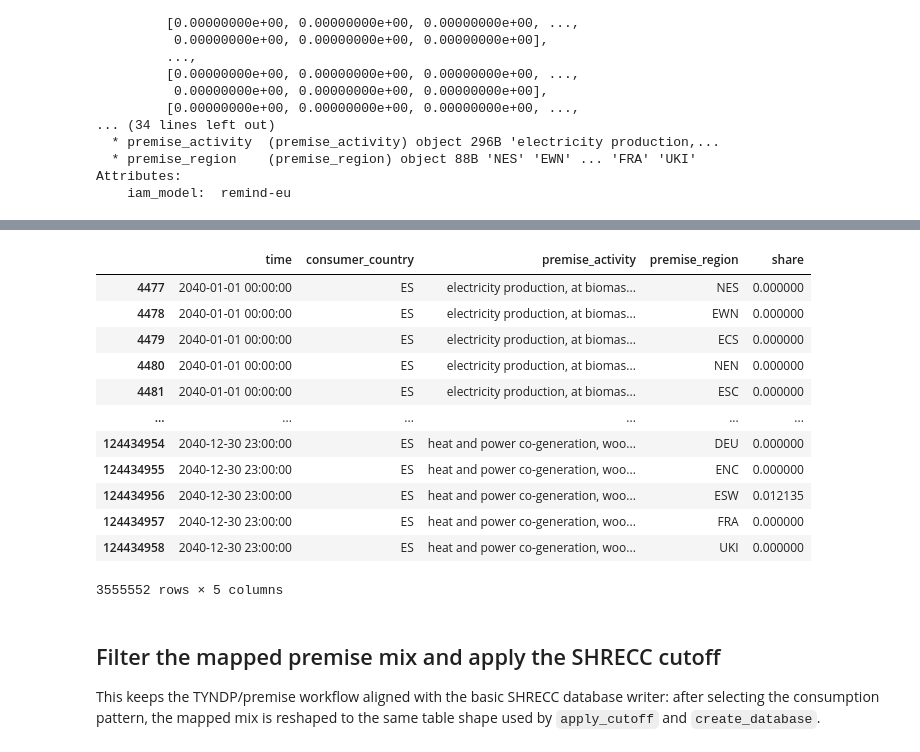
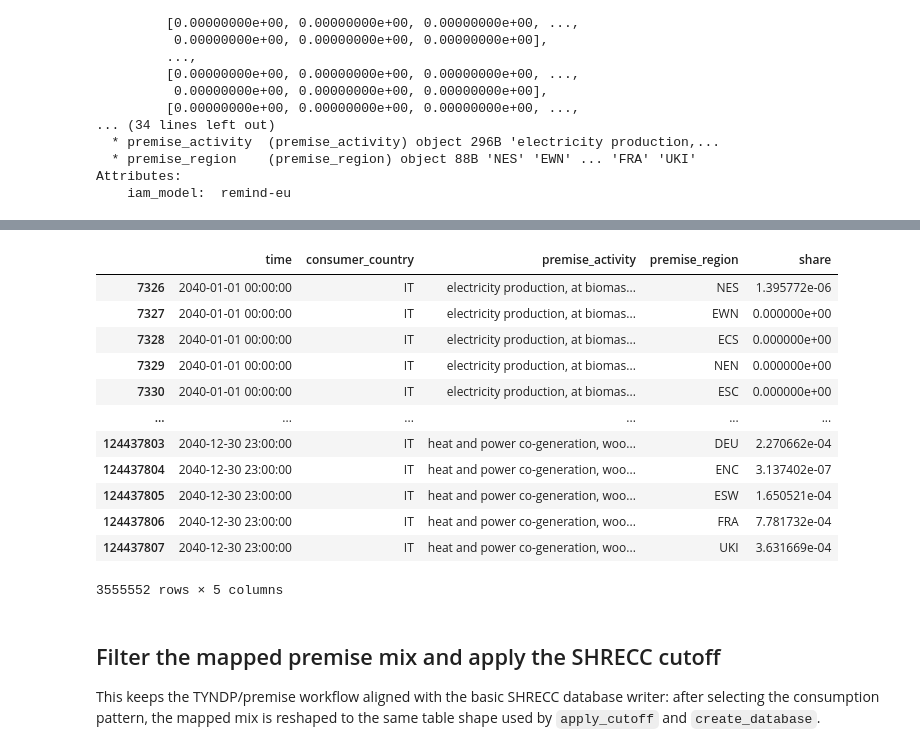
Before and after one commit to LIST-LUXEMBOURG/shrecc, a Jupyter notebook: notebooks/fiona_example.ipynb, the cells around one changed output, grey strips where cells are left out. Cells and saved outputs as stored; diff of their text form; code cells hidden in the pictures.

```diff
--- a/notebooks/fiona_example.ipynb
+++ b/notebooks/fiona_example.ipynb
@@ -426,19 +426,19 @@ EWN             electricity production, wind, 1-3MW turbine, offshore
 Name: share, dtype: float64
 # %%
-premise_region_mix.loc[premise_region_mix["consumer_country"].eq("ES")]
+premise_region_mix.loc[premise_region_mix["consumer_country"].eq("IT")]
 # %% [output]
 |  | time | consumer_country | premise_activity | premise_region | share |
-| 4477 | 2040-01-01 00:00:00 | ES | electricity production, at biomas... | NES | 0.000000 |
-| 4478 | 2040-01-01 00:00:00 | ES | electricity production, at biomas... | EWN | 0.000000 |
-| 4479 | 2040-01-01 00:00:00 | ES | electricity production, at biomas... | ECS | 0.000000 |
-| 4480 | 2040-01-01 00:00:00 | ES | electricity production, at biomas... | NEN | 0.000000 |
-| 4481 | 2040-01-01 00:00:00 | ES | electricity production, at biomas... | ESC | 0.000000 |
+| 7326 | 2040-01-01 00:00:00 | IT | electricity production, at biomas... | NES | 1.395772e-06 |
+| 7327 | 2040-01-01 00:00:00 | IT | electricity production, at biomas... | EWN | 0.000000e+00 |
+| 7328 | 2040-01-01 00:00:00 | IT | electricity production, at biomas... | ECS | 0.000000e+00 |
+| 7329 | 2040-01-01 00:00:00 | IT | electricity production, at biomas... | NEN | 0.000000e+00 |
+| 7330 | 2040-01-01 00:00:00 | IT | electricity production, at biomas... | ESC | 0.000000e+00 |
 | ... | ... | ... | ... | ... | ... |
-| 124434954 | 2040-12-30 23:00:00 | ES | heat and power co-generation, woo... | DEU | 0.000000 |
-| 124434955 | 2040-12-30 23:00:00 | ES | heat and power co-generation, woo... | ENC | 0.000000 |
-| 124434956 | 2040-12-30 23:00:00 | ES | heat and power co-generation, woo... | ESW | 0.012135 |
-| 124434957 | 2040-12-30 23:00:00 | ES | heat and power co-generation, woo... | FRA | 0.000000 |
-| 124434958 | 2040-12-30 23:00:00 | ES | heat and power co-generation, woo... | UKI | 0.000000 |
+| 124437803 | 2040-12-30 23:00:00 | IT | heat and power co-generation, woo... | DEU | 2.270662e-04 |
+| 124437804 | 2040-12-30 23:00:00 | IT | heat and power co-generation, woo... | ENC | 3.137402e-07 |
+| 124437805 | 2040-12-30 23:00:00 | IT | heat and power co-generation, woo... | ESW | 1.650521e-04 |
+| 124437806 | 2040-12-30 23:00:00 | IT | heat and power co-generation, woo... | FRA | 7.781732e-04 |
+| 124437807 | 2040-12-30 23:00:00 | IT | heat and power co-generation, woo... | UKI | 3.631669e-04 |
 3555552 rows × 5 columns
 # %% [markdown]
 ## Filter the mapped premise mix and apply the SHRECC cutoff
```
Also changed, not shown: parts of 15 cells of this notebook, 2 other files.
